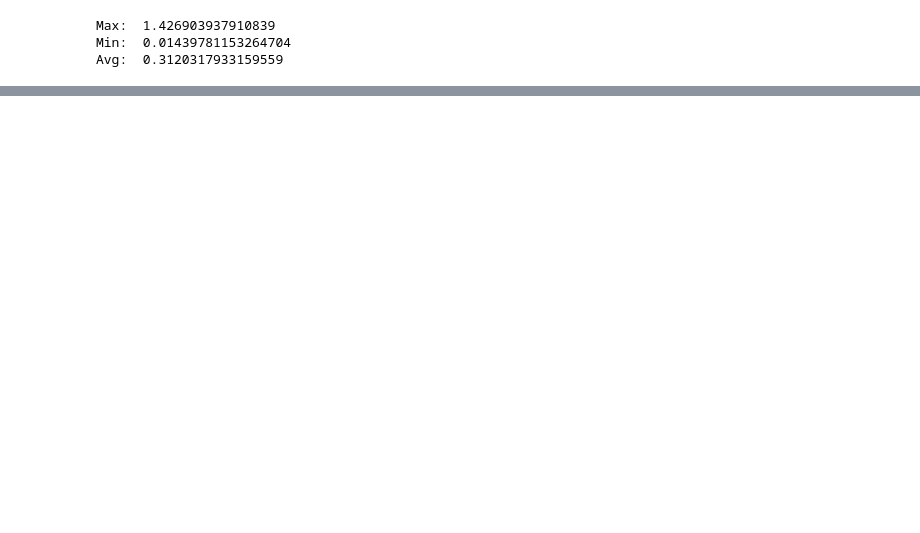
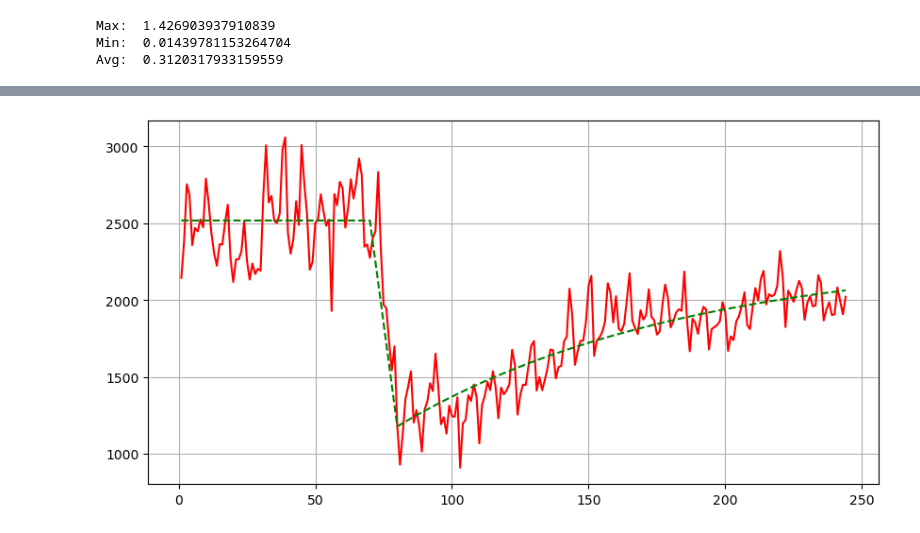
Before and after one commit to kazi0302/COVID-19-Modeling-and-Parameter-Fitting, a Jupyter notebook: Data/mobility.ipynb, the cells around one changed output, grey strips where cells are left out. Saved outputs shown, nothing was run; the diff lists cells and outputs as text; code cells hidden in the pictures; blank space fills up the shorter version.

```diff
--- a/Data/mobility.ipynb
+++ b/Data/mobility.ipynb
@@ -298,0 +275,47 @@ ax12.grid()
+# %%
+Central_to_East = fitted_param_from_to.loc[(fitted_param_from_to['From'] == 'Central') & (fitted_param_from_to['To'] == 'East')]
+Central_to_NCentral = fitted_param_from_to.loc[(fitted_param_from_to['From'] == 'Central') & (fitted_param_from_to['To'] == 'North Central')]
+Central_to_NCoastal = fitted_param_from_to.loc[(fitted_param_from_to['From'] == 'Central') & (fitted_param_from_to['To'] == 'North Coastal')]
+Central_to_NInland = fitted_param_from_to.loc[(fitted_param_from_to['From'] == 'Central') & (fitted_param_from_to['To'] == 'North Inland')]
+Central_to_South = fitted_param_from_to.loc[(fitted_param_from_to['From'] == 'Central') & (fitted_param_from_to['To'] == 'South')]
+
+East_to_Central = fitted_param_from_to.loc[(fitted_param_from_to['From'] == 'East') & (fitted_param_from_to['To'] == 'Central')]
+East_to_NCentral = fitted_param_from_to.loc[(fitted_param_from_to['From'] == 'East') & (fitted_param_from_to['To'] == 'North Central')]
+East_to_NCoastal = fitted_param_from_to.loc[(fitted_param_from_to['From'] == 'East') & (fitted_param_from_to['To'] == 'North Coastal')]
+East_to_NInland = fitted_param_from_to.loc[(fitted_param_from_to['From'] == 'East') & (fitted_param_from_to['To'] == 'North Inland')]
+East_to_South = fitted_param_from_to.loc[(fitted_param_from_to['From'] == 'East') & (fitted_param_from_to['To'] == 'South')]
+
+NCentral_to_Central = fitted_param_from_to.loc[(fitted_param_from_to['From'] == 'North Central') & (fitted_param_from_to['To'] == 'Central')]
+NCentral_to_East = fitted_param_from_to.loc[(fitted_param_from_to['From'] == 'North Central') & (fitted_param_from_to['To'] == 'East')]
+NCentral_to_NCoastal = fitted_param_from_to.loc[(fitted_param_from_to['From'] == 'North Central') & (fitted_param_from_to['To'] == 'North Coastal')]
+NCentral_to_NInland = fitted_param_from_to.loc[(fitted_param_from_to['From'] == 'North Central') & (fitted_param_from_to['To'] == 'North Inland')]
+NCentral_to_South = fitted_param_from_to.loc[(fitted_param_from_to['From'] == 'North Central') & (fitted_param_from_to['To'] == 'South')]
+
+NCoastal_to_Central = fitted_param_from_to.loc[(fitted_param_from_to['From'] == 'North Coastal') & (fitted_param_from_to['To'] == 'Central')]
+NCoastal_to_East = fitted_param_from_to.loc[(fitted_param_from_to['From'] == 'North Coastal') & (fitted_param_from_to['To'] == 'East')]
+NCoastal_to_NCentral = fitted_param_from_to.loc[(fitted_param_from_to['From'] == 'North Coastal') & (fitted_param_from_to['To'] == 'North Central')]
+NCoastal_to_NInland = fitted_param_from_to.loc[(fitted_param_from_to['From'] == 'North Coastal') & (fitted_param_from_to['To'] == 'North Inland')]
+NCoastal_to_South = fitted_param_from_to.loc[(fitted_param_from_to['From'] == 'North Coastal') & (fitted_param_from_to['To'] == 'South')]
+
+NInland_to_Central = fitted_param_from_to.loc[(fitted_param_from_to['From'] == 'North Inland') & (fitted_param_from_to['To'] == 'Central')]
+NInland_to_East = fitted_param_from_to.loc[(fitted_param_from_to['From'] == 'North Inland') & (fitted_param_from_to['To'] == 'East')]
+NInland_to_NCentral = fitted_param_from_to.loc[(fitted_param_from_to['From'] == 'North Inland') & (fitted_param_from_to['To'] == 'North Central')]
+NInland_to_NCoastal = fitted_param_from_to.loc[(fitted_param_from_to['From'] == 'North Inland') & (fitted_param_from_to['To'] == 'North Coastal')]
+NInland_to_South = fitted_param_from_to.loc[(fitted_param_from_to['From'] == 'North Inland') & (fitted_param_from_to['To'] == 'South')]
+
+South_to_Central = fitted_param_from_to.loc[(fitted_param_from_to['From'] == 'South') & (fitted_param_from_to['To'] == 'Central')]
+South_to_East = fitted_param_from_to.loc[(fitted_param_from_to['From'] == 'South') & (fitted_param_from_to['To'] == 'East')]
+South_to_NCentral = fitted_param_from_to.loc[(fitted_param_from_to['From'] == 'South') & (fitted_param_from_to['To'] == 'North Central')]
+South_to_NCoastal = fitted_param_from_to.loc[(fitted_param_from_to['From'] == 'South') & (fitted_param_from_to['To'] == 'North Coastal')]
+South_to_NInland = fitted_param_from_to.loc[(fitted_param_from_to['From'] == 'South') & (fitted_param_from_to['To'] == 'North Inland')]
+# %%
+xdata = df['Date', 'Date'].astype('float64').to_numpy()
+
+fig, ax = plt.subplots(figsize=(10, 5))
+
+ax.plot(df['Date', 'Date'], df['Central', 'East'], color = 'r')
+ax.plot(xdata, piecewise(xdata, Central_to_East['Level 1'], Central_to_East['Level 2'], Central_to_East['Level 3'], Central_to_East['Recovery rate']), 'g--', label='fit')
+
+plt.grid()
+# %% [output]
+[figure, added]
```
Also changed, not shown: parts of 10 cells of this notebook, 3 other files.
